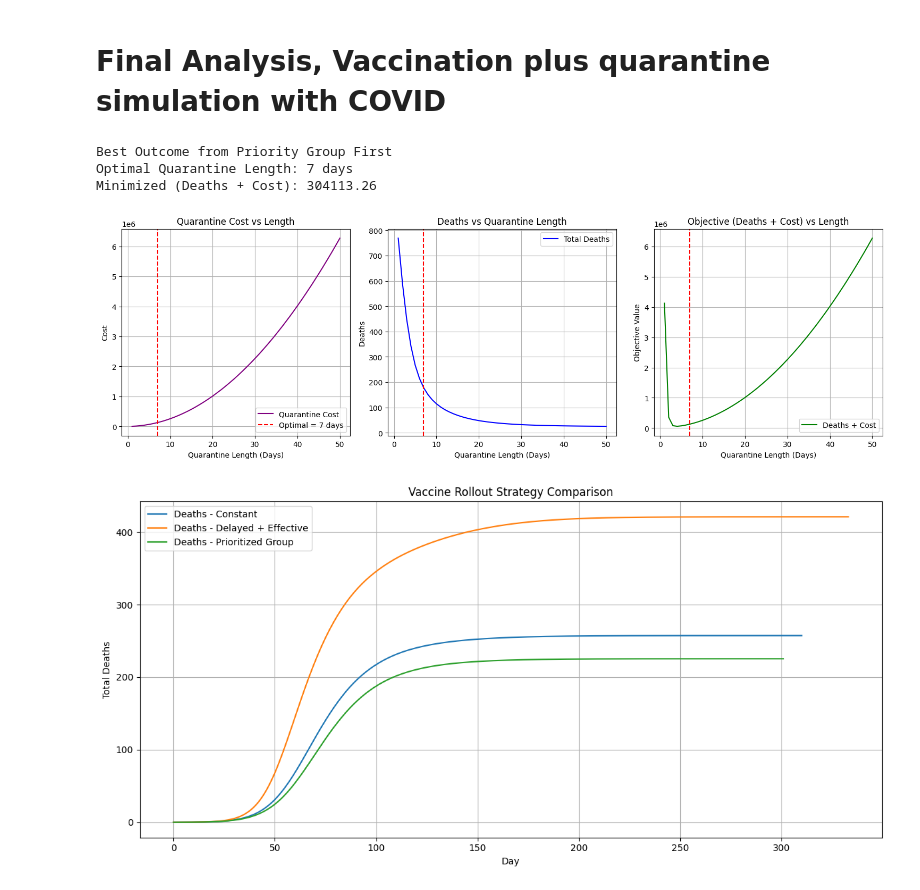
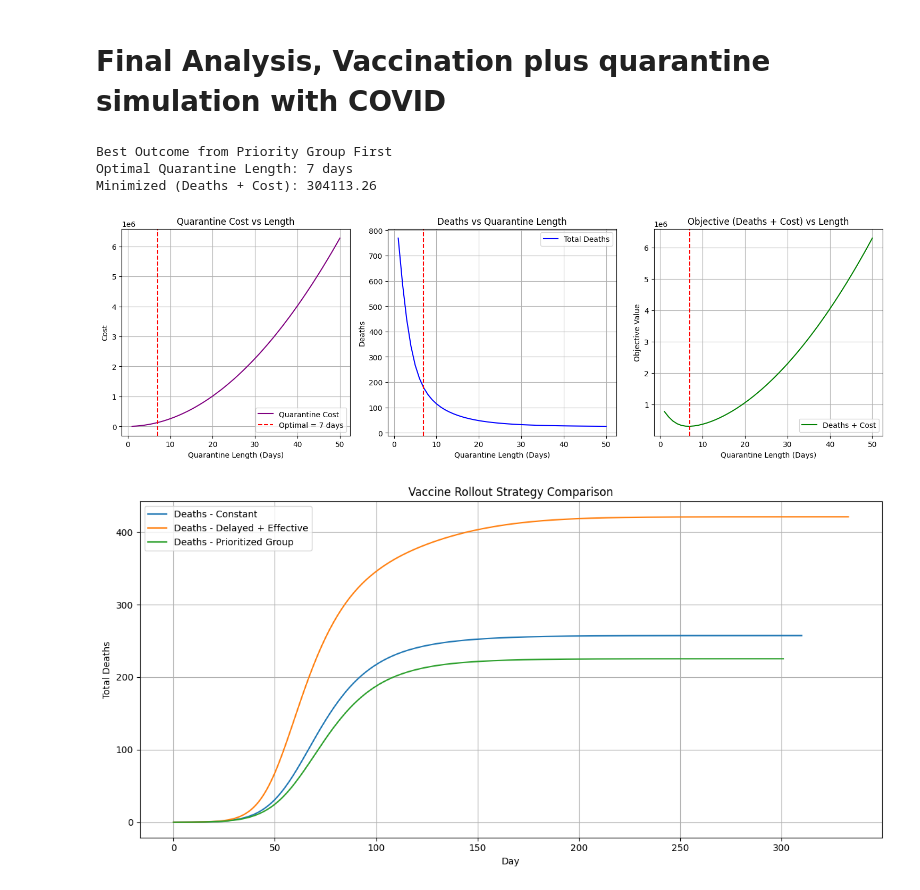
Before and after one commit to rwalsh7231/543T-Final-Project, a Jupyter notebook: Disease Analysis.ipynb, the cells around one changed output. Saved outputs shown, nothing was run; the diff lists cells and outputs as text; code cells hidden in the pictures.

```diff
--- a/Disease Analysis.ipynb
+++ b/Disease Analysis.ipynb
@@ -891,14 +891,14 @@ for l in lengths:
     pop2 = DiseaseAnalysis.Population(10000, 0.5, 0.07, 0.0008, 0.1, True, 0.4, l)
     pop3 = DiseaseAnalysis.Population(50000, 0.32, 0.07, 0.0008, 0.1, True, 0.4, l)
     pop4 = DiseaseAnalysis.Population(50000, 0.32, 0.07, 0.0008, 0.1, True, 0.4, l)
-    pops = [pop1, pop2, pop3, pop4]
+    popGroup = [pop1, pop2, pop3, pop4]
 
-    simulate_with_vaccine(pops, plan)
+    simulate_with_vaccine(popGroup, plan)
 
-    d = sum(pop.D for pop in pops)
+    d = sum(pop.D for pop in popGroup)
 
     deaths.append(d)
-    total_objective.append(total_deaths_plus_cost_VACCINE(l, vacPlan=plan))
+    total_objective.append(total_deaths_plus_cost_VACCINE(l, popArgs=pops, vacPlan=plan))
 
 # ----------------------------
 # Plotting
@@ -914,34 +914,34 @@ plt.ylabel("Cost")
 plt.title("Quarantine Cost vs Length")
 plt.grid(True)
 plt.legend()
 
 # Total deaths
 plt.subplot(1, 3, 2)
 plt.plot(lengths, deaths, label="Total Deaths", color='blue')
 plt.axvline(optimal_days, color='red', linestyle='--')
 plt.xlabel("Quarantine Length (Days)")
 plt.ylabel("Deaths")
 plt.title("Deaths vs Quarantine Length")
 plt.grid(True)
 plt.legend()
 
 # Total objective (Deaths + Cost)
 plt.subplot(1, 3, 3)
 plt.plot(lengths, total_objective, label="Deaths + Cost", color='green')
 plt.axvline(optimal_days, color='red', linestyle='--')
 plt.xlabel("Quarantine Length (Days)")
 plt.ylabel("Objective Value")
 plt.title("Objective (Deaths + Cost) vs Length")
 plt.grid(True)
 plt.legend()
 
 plt.tight_layout()
 plt.show()
 # %% [output]
 Best Outcome from Priority Group First
 Optimal Quarantine Length: 7 days
 Minimized (Deaths + Cost): 304113.26
-[figure, old version]
+[figure, new version]
 # %%
 # Create population
 pop1 = DiseaseAnalysis.Population(100000, 0.32, 0.07, 0.0008, 0.1, True, 0.4, 7)
```
Also changed, not shown: 2 other files.
